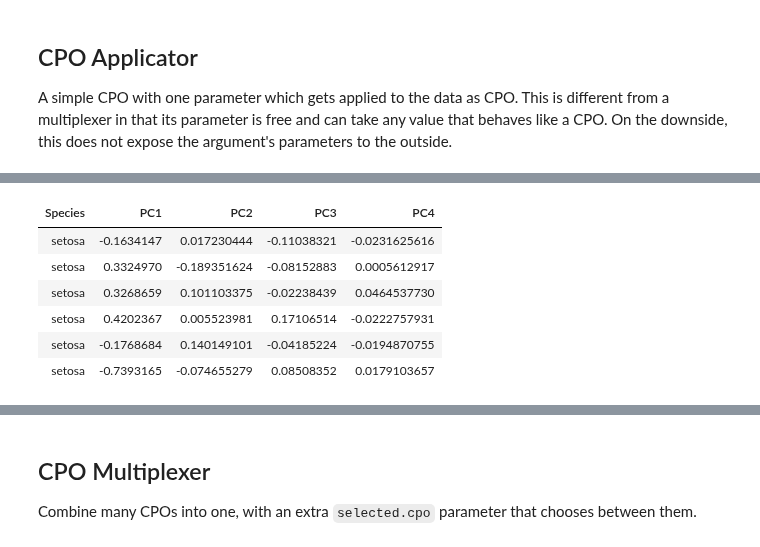
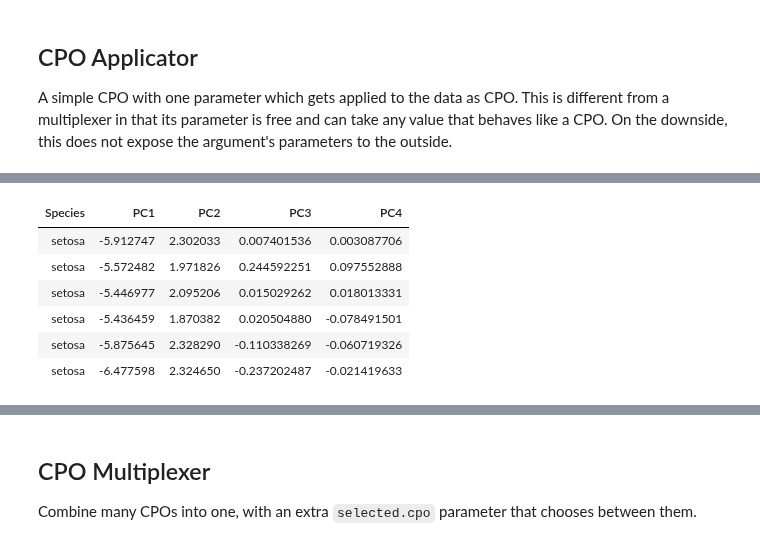
Before and after one commit to mlr-org/mlrCPO, a Jupyter notebook: todo-files/CPO Vignette.ipynb, the cells around one changed output, grey strips where cells are left out. Saved outputs shown, nothing was run; the diff lists cells and outputs as text; code cells hidden in the pictures.

```diff
--- a/todo-files/CPO Vignette.ipynb
+++ b/todo-files/CPO Vignette.ipynb
@@ -560,3 +569,3 @@ Warning message in makeTask(type, data, weights, blocking, fixup.data = fixup.da
 # %%
-head(iris) %>>% setHyperPars(cpa, cpo = cpoPca())
+head(iris %>>% setHyperPars(cpa, apply.cpo = cpoPca()))
 # %% [output]
@@ -565,10 +572,10 @@ Warning message in makeTask(type, data, weights, blocking, fixup.data = fixup.da
 | Species | PC1 | PC2 | PC3 | PC4 |
-| setosa | -0.1634147 | 0.017230444 | -0.11038321 | -0.0231625616 |
-| setosa | 0.3324970 | -0.189351624 | -0.08152883 | 0.0005612917 |
-| setosa | 0.3268659 | 0.101103375 | -0.02238439 | 0.0464537730 |
-| setosa | 0.4202367 | 0.005523981 | 0.17106514 | -0.0222757931 |
-| setosa | -0.1768684 | 0.140149101 | -0.04185224 | -0.0194870755 |
-| setosa | -0.7393165 | -0.074655279 | 0.08508352 | 0.0179103657 |
+| setosa | -5.912747 | 2.302033 | 0.007401536 | 0.003087706 |
+| setosa | -5.572482 | 1.971826 | 0.244592251 | 0.097552888 |
+| setosa | -5.446977 | 2.095206 | 0.015029262 | 0.018013331 |
+| setosa | -5.436459 | 1.870382 | 0.020504880 | -0.078491501 |
+| setosa | -5.875645 | 2.328290 | -0.110338269 | -0.060719326 |
+| setosa | -6.477598 | 2.324650 | -0.237202487 | -0.021419633 |
 # %%
 # attaching the cpo applicator to a learner gives this learner a "cpo" hyperparameter
 # that can be set to any CPO.
```
Also changed, not shown: parts of 88 cells of this notebook.
